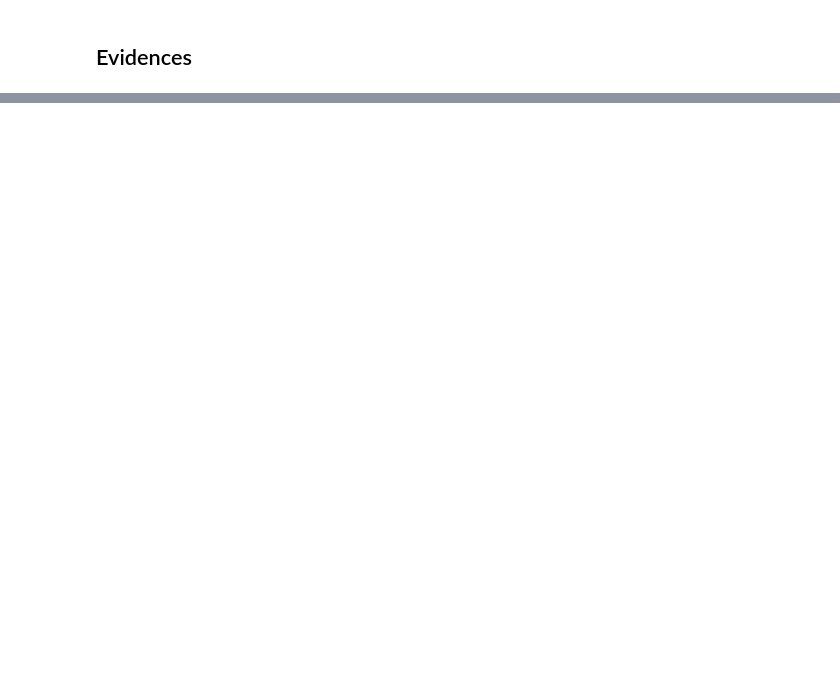
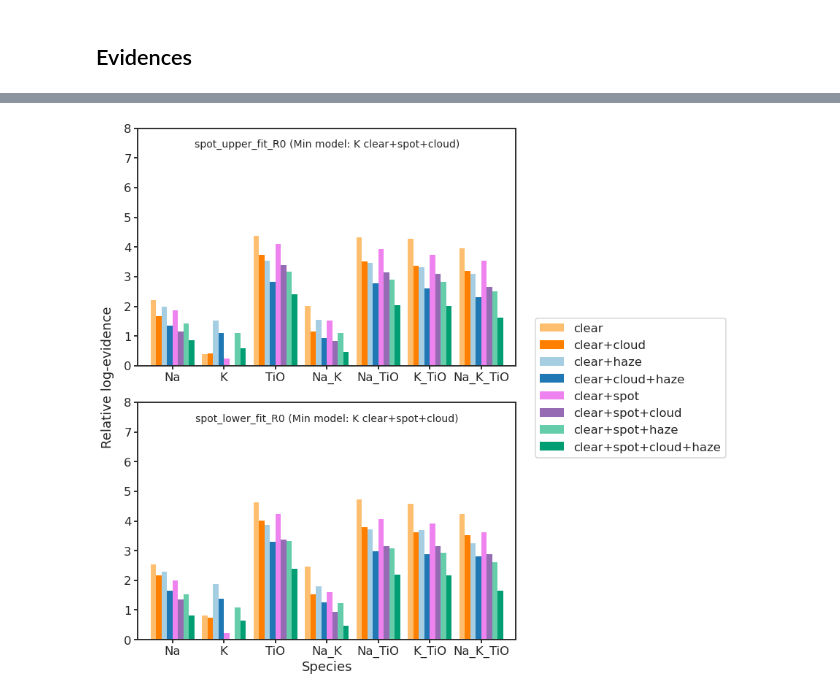
Before and after one commit to icweaver/HAT-P-23b, a Jupyter notebook: notebooks/retrievals.ipynb, the cells around one changed output, grey strips where cells are left out. Drawn from its saved outputs; the diff is of its cells as text; code cells hidden in the pictures; blank space fills up the shorter version.

Commit message:
retrieval combinations up

```diff
--- a/notebooks/retrievals.ipynb
+++ b/notebooks/retrievals.ipynb
@@ -236,8 +232,3 @@ fig.set_size_inches(18, 18)
 [interactive output not drawn]
 # %% [markdown]
 ## Evidences
-# %%
-# add clear+cloud+haze
-
-base_dir = "../../ACCESS.jl/src/data_retrievals/spot_lower_fixed_R0"
-fit_R0 = "fitR0" if "fit_R0" in base_dir else "NofitR0"
@@ -264,11 +234,0 @@ len(np.unique(list(model_names_dict.values())))
-# %%
-# Load
-data_dict = {
-    sp: {
-        model_name: utils.load_pickle(
-            f"{base_dir}/HATP23_E1_{model_id}_{sp}/retrieval.pkl"
-        )
-        for (model_name, model_id) in model_names_dict.items()
-    }
-    for sp in species
-}
@@ -318,0 +235,46 @@ K clear
+# %%
+base_dirs = reversed(sorted(glob.glob("../../ACCESS.jl/src/*fit*")))
+
+fig, axes = plt.subplots(2, 1, figsize=FIG_LARGE, sharey=True)
+
+for ax, base_dir in zip(axes.flat, base_dirs):
+    # Load
+    df_Delta_lnZ, df_Delta_lnZ_err, species_min, model_min = utils.get_evidences(
+        base_dir
+    )
+
+    # Plot
+    p = df_Delta_lnZ.transpose().plot(
+        ax=ax,
+        kind="bar",
+        width=0.85,
+        lw=0,
+        capsize=3,
+        ecolor="grey",
+        # yerr=df_lnZ_err.transpose(),
+        rot=0,
+        legend=False,
+        # xlabel="Species",
+        # ylabel="Relative log-evidence",
+        # title=f"{base_dir.split('/')[-1]} (Min model: {species_min} {model_min})",
+    )
+    title = f"{base_dir.split('/')[-1]} (Min model: {species_min} {model_min})"
+    p.annotate(title, (0.5, 0.92), xycoords="axes fraction", ha="center", fontsize=14)
+
+
+# for i in df_Delta_lnZ.columns:
+# ax.plot(label=i)
+
+fig.legend(labels=df_Delta_lnZ.index, bbox_to_anchor=(1.48, 0.65))
+
+ax.set_ylim(0, 8)
+ax.set_xlabel("Species")
+fig.text(-0.02, 0.42, "Relative log-evidence", rotation="vertical")
+
+
+fig.tight_layout()
+fig.set_size_inches(FIG_LARGE)
+
+utils.savefig("/home/mango/Desktop/fit_R0.png")
+# %% [output]
+[figure, added]
```
Also changed, not shown: parts of 8 cells of this notebook, 1 other file.
